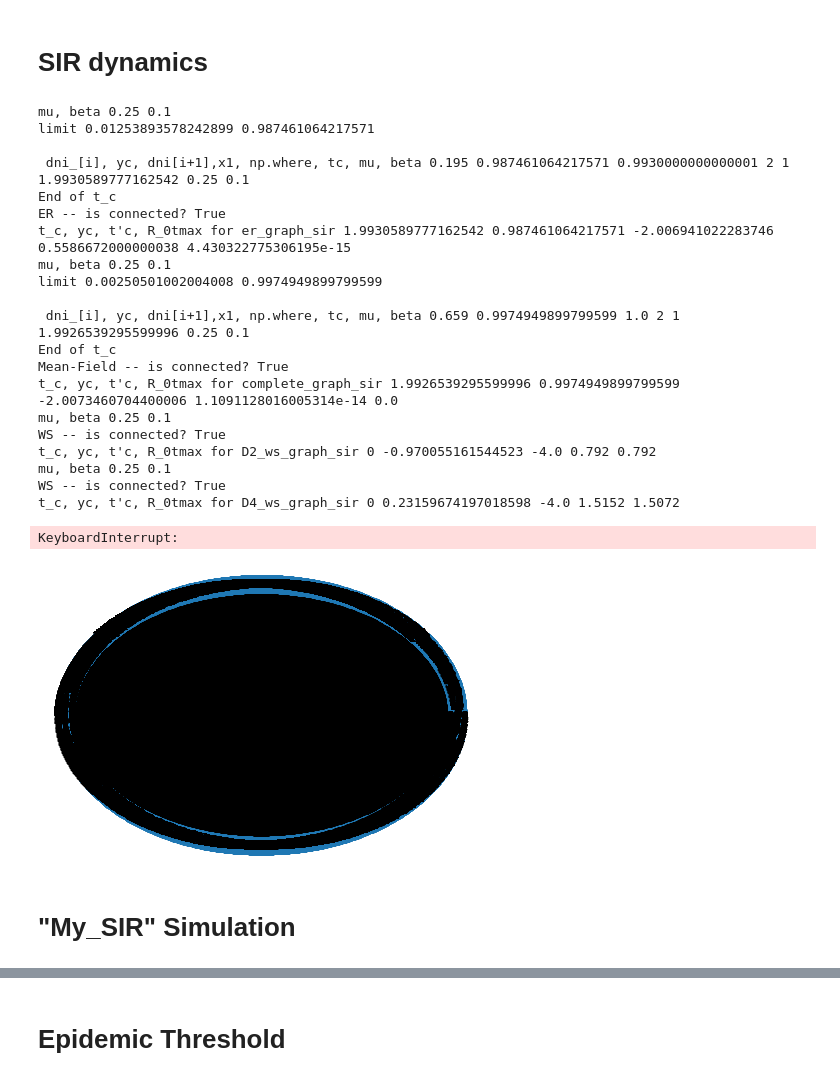
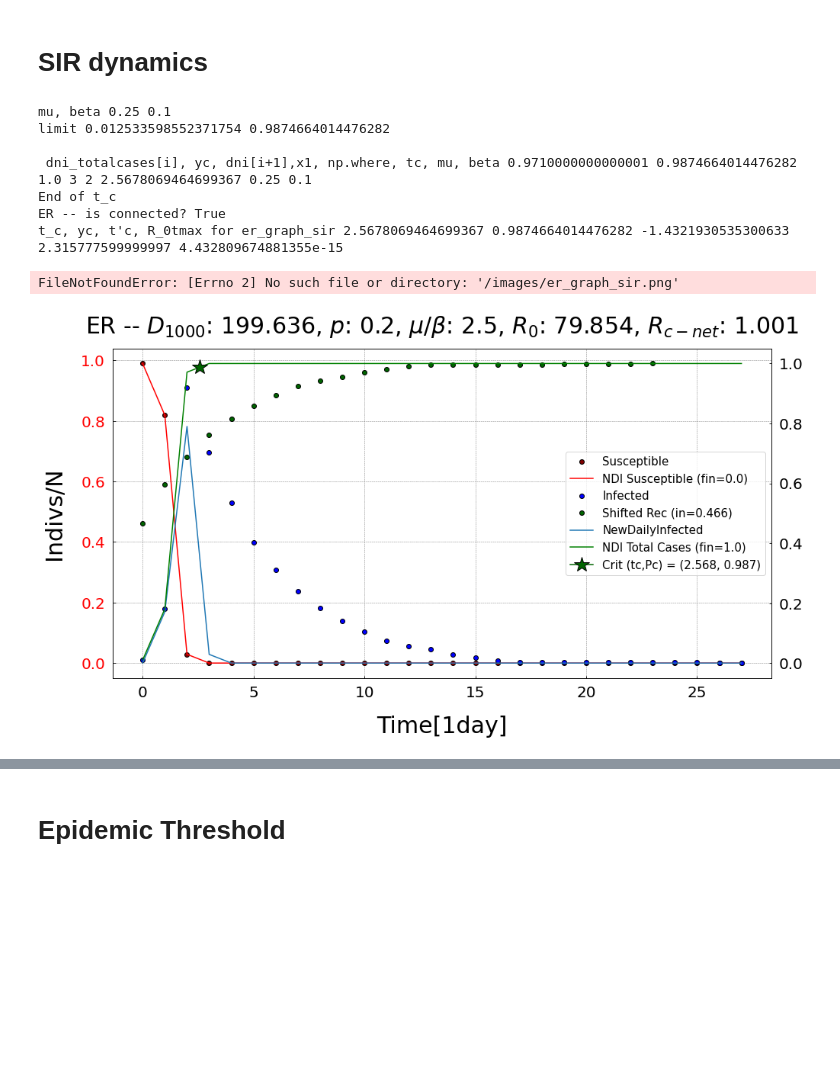
Before and after one commit to RMilock/ComplexSpread, a Jupyter notebook: AutoGen_Plots/Printer.ipynb, the cells around one changed output, grey strips where cells are left out. Cells and saved outputs as stored; diff of their text form; code cells hidden in the pictures; blank space fills up the shorter version.

Commit message:
deleted the unnecessary, e.g. ER graph generation

```diff
--- a/AutoGen_Plots/Printer.ipynb
+++ b/AutoGen_Plots/Printer.ipynb
@@ -137,13 +22,0 @@ def ba(N,m):
-# %%
-'Creates a ER graph and a BA network both with N nodes'
-
-N= int(1e3)
-
-'For the ER graph, p must be such as <k> ~ 6,8'
-#Ger = er(N,1)
-#nx.draw_circular(Ger, with_labels=True)
-
-'For the BA network, two links per node are added'
-Gba = ba(N,2)
-
-nx.draw(Gba, with_labels=False, node_size = 3)
@@ -492,7 +235,7 @@ def plot_params(ax1, plt_title):
 def plot_sir(G,beta,mu, fig_name, plt_title):
   import numpy as np
 
-  nx.draw_circular(G, with_labels = True)
+  #nx.draw_circular(G, with_labels = True)
   #plt.plot()
   #plt.savefig(f"G_{fig_name}.jpg", format="jpg", dpi=200)
 
@@ -503,12 +246,14 @@ def plot_sir(G,beta,mu, fig_name, plt_title):
   ax2.tick_params(axis = "both", labelsize = 20)
 
   flag = True
-  susceptible, prevalence, recovered, dni, totcases, dni_totcases, dni_susceptible, t_c, y_c, R0_net, D = newsir(G, beta = beta, mu = mu, flag = flag)
+  susceptible, prevalence, recovered, \
+  dni, totcases, dni_totcases, dni_susceptible, t_c, p_c, Rc_net, D = \
+    sir(G, beta = beta, mu = mu)
   print(f"{plt_title} is connected?", nx.is_connected(G))
   t_max = np.argmax(prevalence)
   R_0tmax = ( D * susceptible[t_max] ) * beta/mu
   tp_c = t_c - 1/mu
-  print(f"t_c, yc, t'c, R_0tmax for {fig_name}", t_c, y_c, tp_c, R_0tmax, ( D * susceptible[t_max+1] ) * beta/mu
+  print(f"t_c, yc, t'c, R_0tmax for {fig_name}", t_c, p_c, tp_c, R_0tmax, ( D * susceptible[t_max+1] ) * beta/mu
   )
 
   ax1.plot(susceptible, label = "Susceptible", color = "maroon", marker = "o", mec = "black", lw = 0)
@@ -523,11 +268,12 @@ def plot_sir(G,beta,mu, fig_name, plt_title):
   #ax2.set_ylim(minax1, 0.5+dni_totcases[-1])
 
   #if t_c > 0: plt.axvline(t_c, color = "blue", linestyle = "dotted", label = rf"$t_c = {rhu(t_c)}d \, of \, P(t)$")
+  label = f"Crit (tc,Pc) = {rhu(t_c,3), rhu(p_c,3)}"
   if t_c > 0:
     #plt.axvline(t_c, color = "#003312", linestyle = "dashed", label = r"$t_c$ of P(t)" + f"= {rhu(t_c,3)}d")
-    ax2.plot(t_c, y_c, color = "darkgreen", marker = "*", mec = "k", markersize = 20, label = f"Crit Pc = {rhu(y_c,3)}")
+    ax2.plot(t_c, p_c, color = "darkgreen", marker = "*", mec = "k", markersize = 20, label = label)
   else:
-    ax2.plot(0, color = "darkgreen", marker = "*", markersize = 0, label = f"Crit Pc = {rhu(y_c,3)}")
+    ax2.plot(0, color = "darkgreen", marker = "*", markersize = 0, label = label)
 
   #if t_max > 0:
   #  plt.axvline(t_max, color = "midnightblue", linestyle = "dashdot", label = r"$t_{MAX}$" + f"= {t_max}d")
@@ -538,11 +284,12 @@ def plot_sir(G,beta,mu, fig_name, plt_title):
                     r", $p$",f": {rhu(p,3)}",
                     r", $\mu/ \beta$",f": {rhu(mu/beta,1)}",
                     r", $R_0$",f": {rhu(D*beta/mu,3)}",
-                    r", $R_{0-net}$", f": {rhu(R0_net,3)}",
+                    r", $R_{c-net}$", f": {rhu(Rc_net,3)}",
                     ))
             , fontsize = 30, pad = 20)
 
   #ax1.legend(prop={'size': 15}, loc = "best")
+
 
   # ask matplotlib for the plotted objects and their labels
   lines, labels = ax1.get_legend_handles_labels()
@@ -550,51 +297,36 @@ def plot_sir(G,beta,mu, fig_name, plt_title):
   ax2.legend(lines + lines2, labels + labels2, loc=7, prop={'size': 15},)
 
 
   #plt.show()
-  plt.savefig(f"{fig_name}.jpg", format="jpg", dpi=200)
+  plt.savefig(f"./images/{fig_name}.png", format="png", dpi=200)
   plt.close()
 
 
 N = int(1e3)
 beta = 0.1 # infection probability
 mu = 0.25 # recovery probability
 
 # simulate SIR dynamics and obtain prevalence
 p = 0.2 #really good graph for beta, mu, p, N = 0.1, 0.2, 0.02, 1000
 G=nx.erdos_renyi_graph(N,p)
 plot_sir(G,beta,mu,"er_graph_sir","ER --")
 
 # simulate SIR dynamics and obtain prevalence
 G = nx.complete_graph(N) # graph
 plot_sir(G,beta,mu,"complete_graph_sir","Mean-Field --")
 
 # simulate SIR dynamics and obtain prevalence
 Ds = [2,4,6]; p = 0.3
 for D in Ds:
   G=nx.connected_watts_strogatz_graph(N,D,p)
   plot_sir(G,beta,mu,f"D{D}_ws_graph_sir","WS --")
 # %% [output]
 mu, beta 0.25 0.1
-limit 0.01253893578242899 0.987461064217571
+limit 0.012533598552371754 0.9874664014476282
 
- dni_[i], yc, dni[i+1],x1, np.where, tc, mu, beta 0.195 0.987461064217571 0.9930000000000001 2 1 1.9930589777162542 0.25 0.1
+ dni_totalcases[i], yc, dni[i+1],x1, np.where, tc, mu, beta 0.9710000000000001 0.9874664014476282 1.0 3 2 2.5678069464699367 0.25 0.1
 End of t_c
 ER -- is connected? True
-t_c, yc, t'c, R_0tmax for er_graph_sir 1.9930589777162542 0.987461064217571 -2.006941022283746 0.5586672000000038 4.430322775306195e-15
-mu, beta 0.25 0.1
-limit 0.00250501002004008 0.9974949899799599
-
- dni_[i], yc, dni[i+1],x1, np.where, tc, mu, beta 0.659 0.9974949899799599 1.0 2 1 1.9926539295599996 0.25 0.1
-End of t_c
-Mean-Field -- is connected? True
-t_c, yc, t'c, R_0tmax for complete_graph_sir 1.9926539295599996 0.9974949899799599 -2.0073460704400006 1.1091128016005314e-14 0.0
-mu, beta 0.25 0.1
-WS -- is connected? True
-t_c, yc, t'c, R_0tmax for D2_ws_graph_sir 0 -0.970055161544523 -4.0 0.792 0.792
-mu, beta 0.25 0.1
-WS -- is connected? True
-t_c, yc, t'c, R_0tmax for D4_ws_graph_sir 0 0.23159674197018598 -4.0 1.5152 1.5072
+t_c, yc, t'c, R_0tmax for er_graph_sir 2.5678069464699367 0.9874664014476282 -1.4321930535300633 2.315777599999997 4.432809674881355e-15
-KeyboardInterrupt:
+FileNotFoundError: [Errno 2] No such file or directory: '/images/er_graph_sir.png'
-[figure, old version]
+[figure, new version]
-# %% [markdown]
-# "My_SIR" Simulation
```
Also changed, not shown: parts of 11 cells of this notebook.
